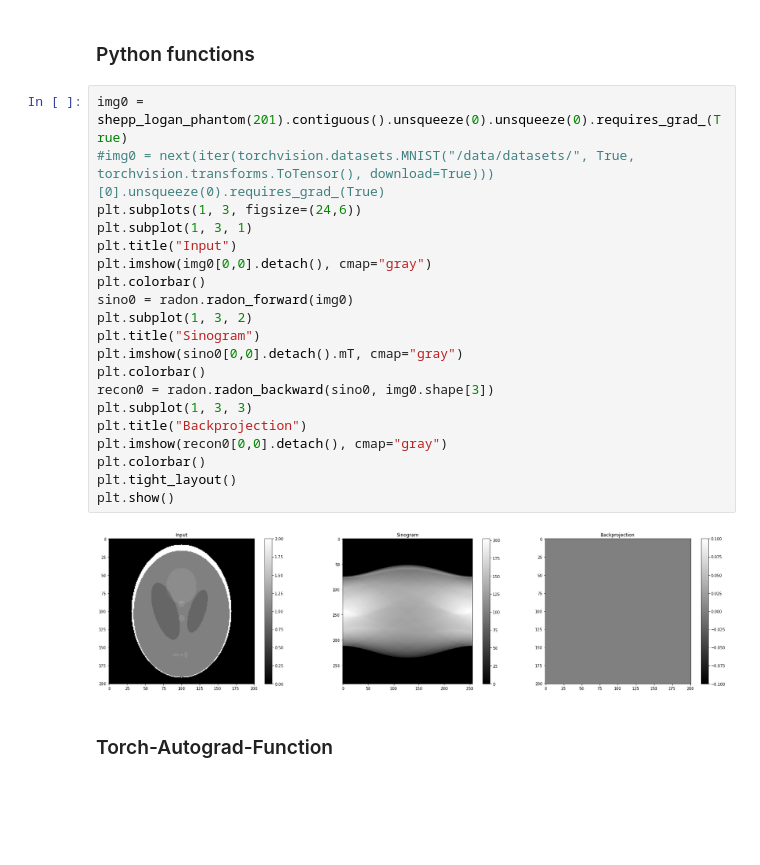
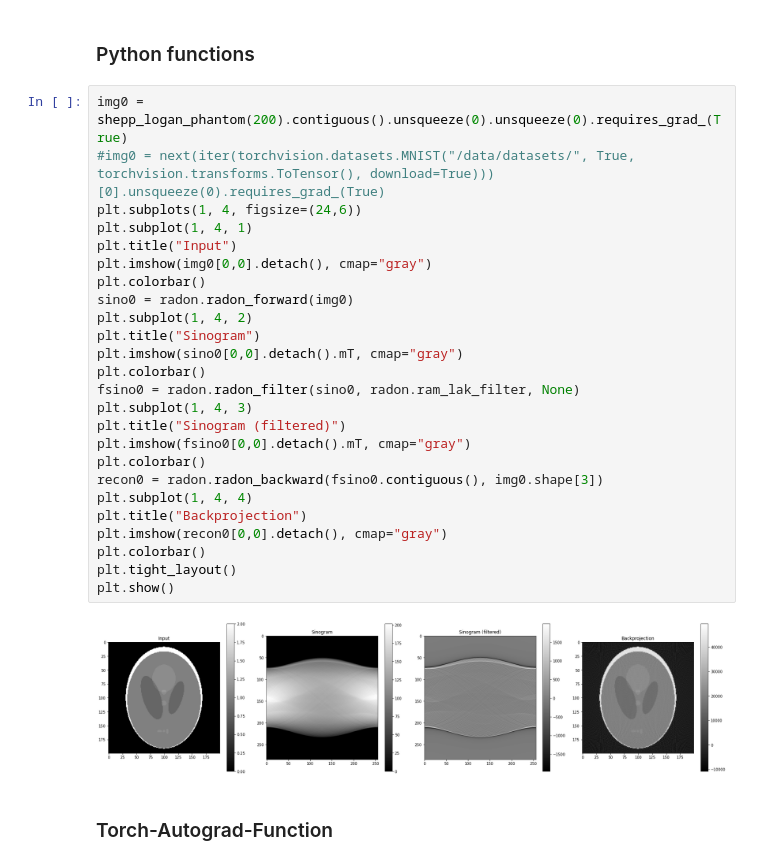
Before and after one commit to AlexanderAuras/radon, a Jupyter notebook: cpu_test.ipynb, the cells around one changed output. Saved outputs shown, nothing was run; the diff lists cells and outputs as text; blank space fills up the shorter version.

```diff
--- a/cpu_test.ipynb
+++ b/cpu_test.ipynb
@@ -69,27 +35,32 @@ plt.show()'''
 # %% [markdown]
 ### Python functions
 # %%
-img0 = shepp_logan_phantom(201).contiguous().unsqueeze(0).unsqueeze(0).requires_grad_(True)
+img0 = shepp_logan_phantom(200).contiguous().unsqueeze(0).unsqueeze(0).requires_grad_(True)
 #img0 = next(iter(torchvision.datasets.MNIST("/data/datasets/", True, torchvision.transforms.ToTensor(), download=True)))[0].unsqueeze(0).requires_grad_(True)
-plt.subplots(1, 3, figsize=(24,6))
-plt.subplot(1, 3, 1)
+plt.subplots(1, 4, figsize=(24,6))
+plt.subplot(1, 4, 1)
 plt.title("Input")
 plt.imshow(img0[0,0].detach(), cmap="gray")
 plt.colorbar()
 sino0 = radon.radon_forward(img0)
-plt.subplot(1, 3, 2)
+plt.subplot(1, 4, 2)
 plt.title("Sinogram")
 plt.imshow(sino0[0,0].detach().mT, cmap="gray")
 plt.colorbar()
-recon0 = radon.radon_backward(sino0, img0.shape[3])
-plt.subplot(1, 3, 3)
+fsino0 = radon.radon_filter(sino0, radon.ram_lak_filter, None)
+plt.subplot(1, 4, 3)
+plt.title("Sinogram (filtered)")
+plt.imshow(fsino0[0,0].detach().mT, cmap="gray")
+plt.colorbar()
+recon0 = radon.radon_backward(fsino0.contiguous(), img0.shape[3])
+plt.subplot(1, 4, 4)
 plt.title("Backprojection")
 plt.imshow(recon0[0,0].detach(), cmap="gray")
 plt.colorbar()
 plt.tight_layout()
 plt.show()
 # %% [output]
-[figure, old version]
+[figure, new version]
 # %% [markdown]
 ### Torch-Autograd-Function
 # %%
```
Also changed, not shown: parts of 6 cells of this notebook, 7 other files.
